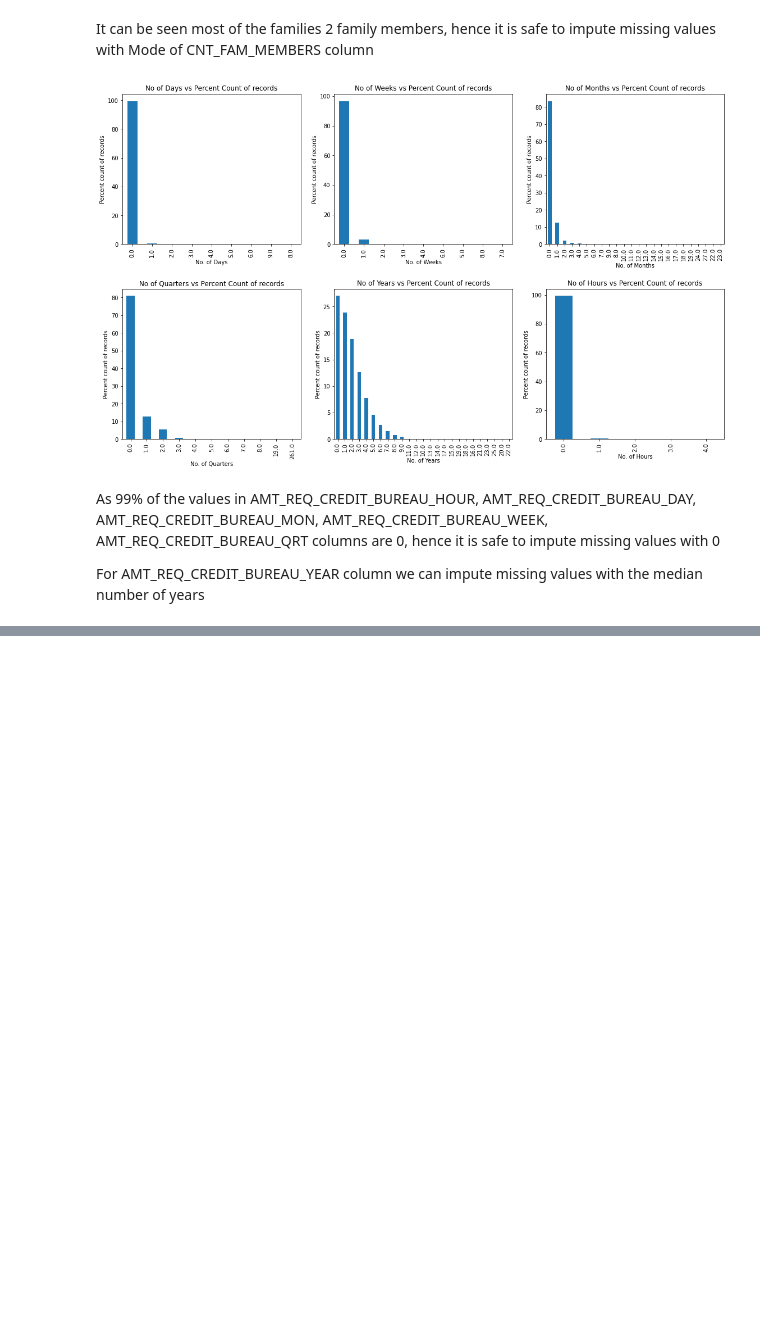
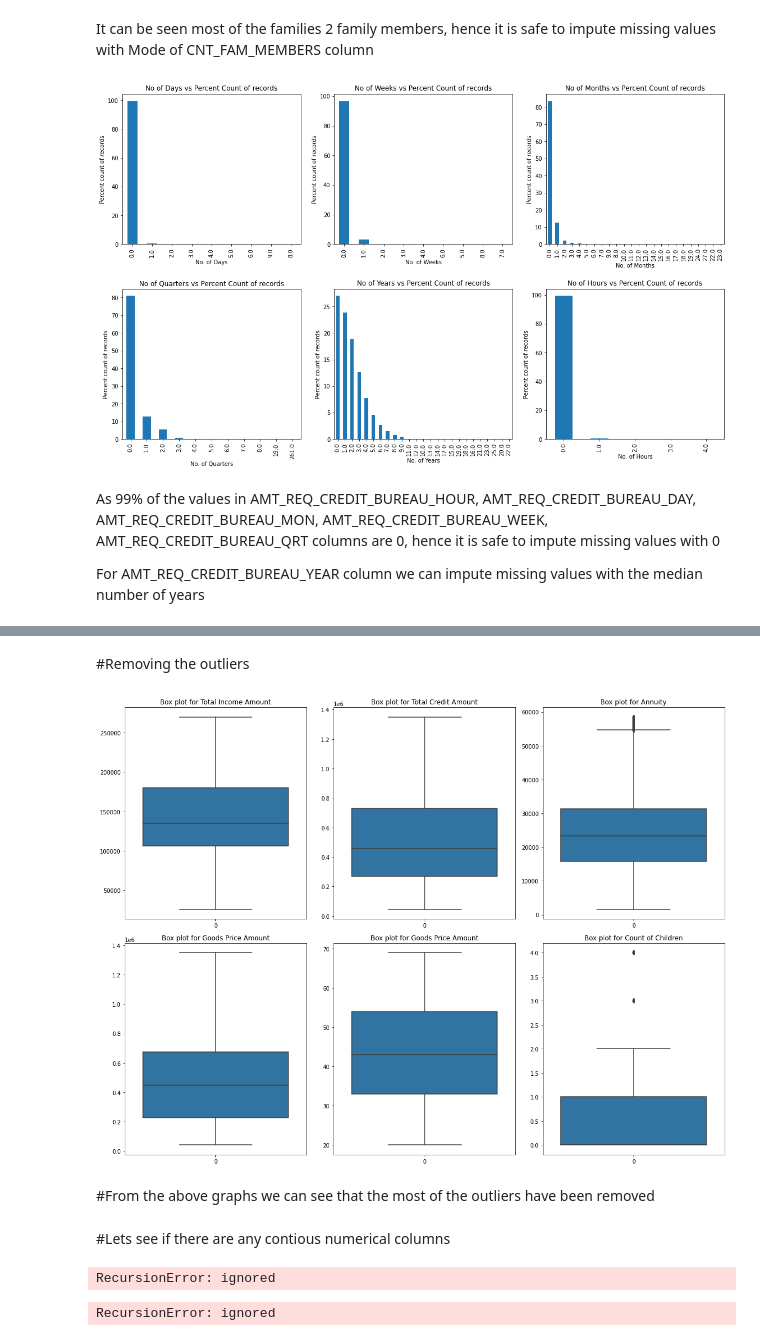
Before and after one commit to GaikwadChinmay/EDA-Case-Study-Bank-Loans, a Jupyter notebook: EDA_Case_Study_UpGrad.ipynb, the cells around one changed output, grey strips where cells are left out. Cells and saved outputs as stored; diff of their text form; code cells hidden in the pictures; blank space fills up the shorter version.

```diff
--- a/EDA_Case_Study_UpGrad.ipynb
+++ b/EDA_Case_Study_UpGrad.ipynb
@@ -252,0 +535,2 @@ memory usage: 171.3+ MB
+# %%
+ANNUITY_97 = data_app.AMT_ANNUITY.quantile(q=0.97)
@@ -252,0 +549,2 @@ memory usage: 171.3+ MB
+# %%
+GOODS_PRICE_97 = data_app.AMT_GOODS_PRICE.quantile(q=0.97)
@@ -252,0 +563,50 @@ memory usage: 171.3+ MB
+# %%
+CNT_CHILDREN_999 = data_app.CNT_CHILDREN.quantile(q=0.999)
+# %% [markdown]
+#Removing the outliers
+# %%
+app_data_final=data_app.copy()
+app_data_final=app_data_final[app_data_final['AMT_INCOME_TOTAL'] <=INCOME_90]
+app_data_final=app_data_final[app_data_final['AMT_ANNUITY'] <=ANNUITY_97]
+app_data_final=app_data_final[app_data_final['AMT_GOODS_PRICE'] <=GOODS_PRICE_97]
+app_data_final=app_data_final[app_data_final['CNT_CHILDREN'] <=CNT_CHILDREN_999]
+app_data_final=app_data_final[app_data_final['AMT_CREDIT'] <=CREDIT_95]
+# %%
+plt.figure(figsize=[16,12])
+
+plt.subplot(2,3,1)
+INCOME_TOTAL_NEW = app_data_final.AMT_INCOME_TOTAL
+sns.boxplot(data=INCOME_TOTAL_NEW).set(title='Box plot for Total Income Amount')
+
+plt.subplot(2,3,2)
+CREDIT_NEW = app_data_final.AMT_CREDIT
+sns.boxplot(data=CREDIT_NEW).set(title='Box plot for Total Credit Amount')
+
+plt.subplot(2,3,3)
+ANNUITY_NEW = app_data_final.AMT_ANNUITY
+sns.boxplot(data=ANNUITY_NEW).set(title='Box plot for Annuity')
+
+plt.subplot(2,3,4)
+GOODS_PRICE_NEW = app_data_final.AMT_GOODS_PRICE
+sns.boxplot(data=GOODS_PRICE_NEW).set(title='Box plot for Goods Price Amount')
+
+plt.subplot(2,3,5)
+AGE_NEW = app_data_final.Age_Years
+sns.boxplot(data=AGE_NEW).set(title='Box plot for Goods Price Amount')
+
+plt.subplot(2,3,6)
+CHILDREN_NEW = app_data_final.CNT_CHILDREN
+sns.boxplot(data=CHILDREN_NEW).set(title='Box plot for Count of Children')
+plt.tight_layout()
+plt.show()
+# %% [output]
+[figure, added]
+# %% [markdown]
+#From the above graphs we can see that the most of the outliers have been removed
+# %% [markdown]
+#Lets see if there are any contious numerical columns
+# %%
+app_data_final.head(10)
+# %% [output]
+RecursionError: ignored
+RecursionError: ignored
```
Also changed, not shown: parts of 45 cells of this notebook.
